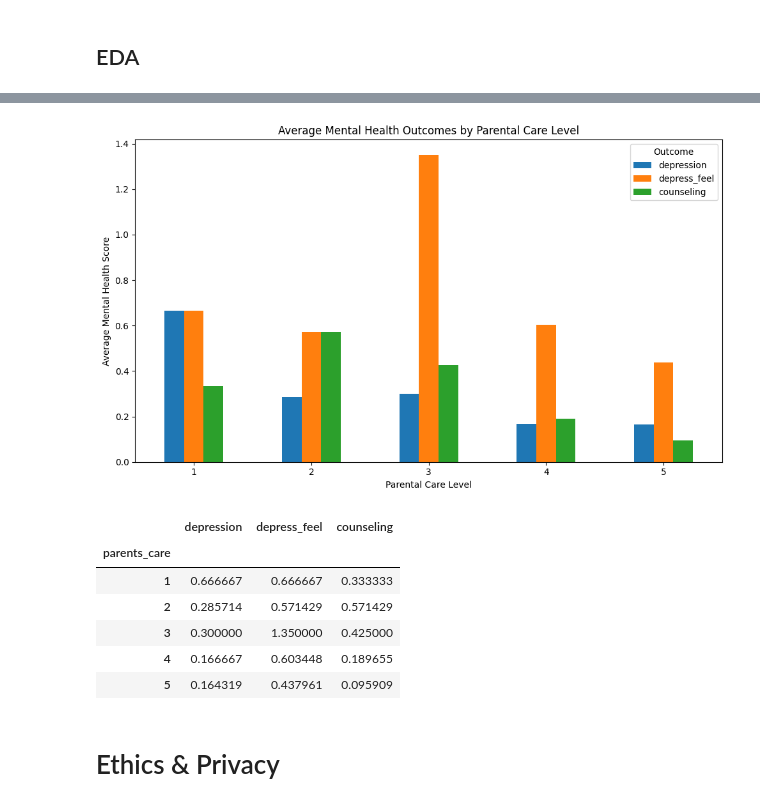
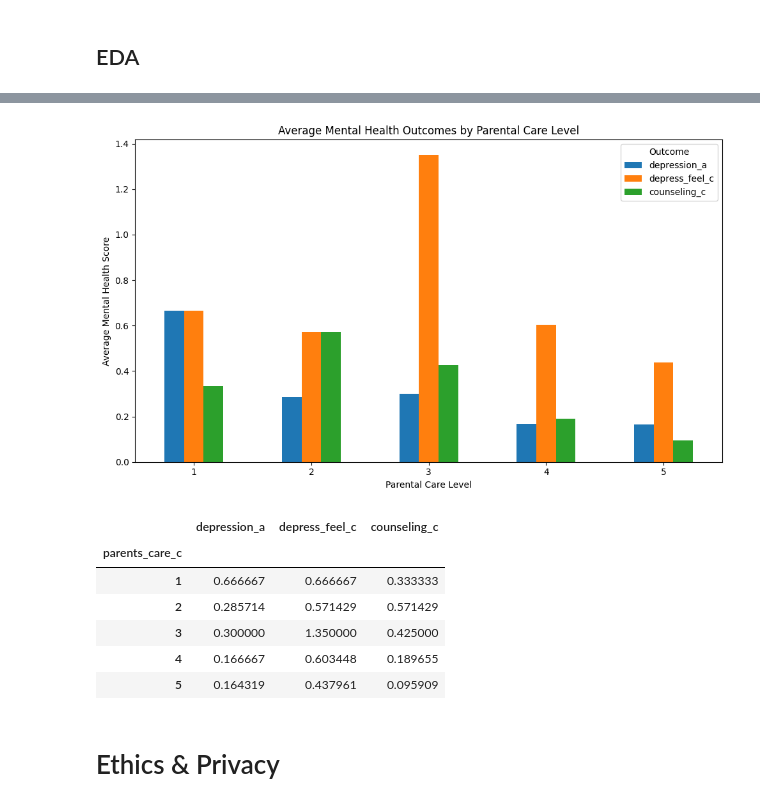
Before and after one commit to alyssaqle/COGS-108---Longitudinal-Mental-Health-Analysis, a Jupyter notebook: DataCheckpoint_Group055_SP25.ipynb, the cells around one changed output, grey strips where cells are left out. Cells and saved outputs as stored; diff of their text form; code cells hidden in the pictures.

Commit message:
renaming variables

```diff
--- a/DataCheckpoint_Group055_SP25.ipynb
+++ b/DataCheckpoint_Group055_SP25.ipynb
@@ -107,15 +107,15 @@ sub_df.head()
 | 4 | 5 | 0 | 1 | 2 | 2 | 5 | 4 | 0 | 0 | 1 | ... | ... |
 5 rows × 30 columns
 # %%
-# New variables to make the data more understandable
-new_col_names = {'H1PR3':'parents_care', 'H1DS7':'run_home', 'PC20':'breastfed_duration', 'H1DA2':'hobby_time',
-                 'H1DA7':'friend_time', 'H1PR1':'mother_care', 'H1PR5':'fam_understanding',
-                 'H1FV1':'witness_violence', 'H1FV6':'jumped', 'H4EC7':'assets_value', 'H4ID5H':'depression',
-                 'H1HS3':'counseling', 'H1ED11':'English', 'H1ED12':'Math', 'H1ED13':'History', 'H1ED14':'Science',
-                 'H1FS6':'depress_feel', 'H1PF5':'mother_satisfied', 'H1SU1':'consider_suicide_youth',
-                 'H4SE1':'consider_suicide_adult', 'H4SE2':'attempt_suicide_adult', 'H4ED9':'edu_exp',
-                 'H4LM28':'respon_interfer', 'H4CJ1':'arrest_i', 'H4ED8':'desired_edu', 'H4MA1':'feels_18th',
-                 'H4GH7':'feel_weight', 'H4WP38':'father_close', 'H4WP24':'mother_close', 'H1PF1':'mom_warmth',}
+# New variables to make the data more understandable (notated with _c if variable comes from childhood & _a if adult factor)
+new_col_names = {'H1PR3':'parents_care_c', 'H1DS7':'run_home_c', 'PC20':'breastfed_duration_c', 'H1DA2':'hobby_time_c',
+                 'H1DA7':'friend_time_c', 'H1PR1':'mother_care_c', 'H1PR5':'fam_understanding_c',
+                 'H1FV1':'witness_violence_c', 'H1FV6':'jumped_c', 'H4EC7':'assets_value_a', 'H4ID5H':'depression_a',
+                 'H1HS3':'counseling_c', 'H1ED11':'English_c', 'H1ED12':'Math_c', 'H1ED13':'History_c', 'H1ED14':'Science_c',
+                 'H1FS6':'depress_feel_c', 'H1PF5':'mother_satisfied_c', 'H1SU1':'consider_suicide_youth_c',
+                 'H4SE1':'consider_suicide_adult_a', 'H4SE2':'attempt_suicide_adult_a', 'H4ED9':'edu_exp_a',
+                 'H4LM28':'respon_interfer_a', 'H4CJ1':'arrest_i_a', 'H4ED8':'desired_edu_a', 'H4MA1':'feels_18th_a',
+                 'H4GH7':'feel_weight_a', 'H4WP38':'father_close_a', 'H4WP24':'mother_close_a', 'H1PF1':'mom_warmth_c',}
 sub_df = sub_df.rename(new_col_names, axis='columns')
 sub_df.head()
 # %% [output]
@@ -150,12 +150,12 @@ mother_close               int64
 dtype: object
 # %%
 # remove spaces before converting the object data type columns to integers to avoid errors
-sub_df = sub_df[~sub_df.consider_suicide_adult.isin([' '])]
-sub_df = sub_df[~sub_df.breastfed_duration.isin([' '])]
+sub_df = sub_df[~sub_df.consider_suicide_adult_a.isin([' '])]
+sub_df = sub_df[~sub_df.breastfed_duration_c.isin([' '])]
 
-sub_df['consider_suicide_adult'] = sub_df['consider_suicide_adult'].astype(int)
-sub_df['breastfed_duration'] = sub_df['breastfed_duration'].astype(int)
-sub_df['attempt_suicide_adult'] = sub_df['attempt_suicide_adult'].astype(int)
-sub_df['respon_interfer'] = sub_df['respon_interfer'].astype(int)
+sub_df['consider_suicide_adult_a'] = sub_df['consider_suicide_adult_a'].astype(int)
+sub_df['breastfed_duration_c'] = sub_df['breastfed_duration_c'].astype(int)
+sub_df['attempt_suicide_adult_a'] = sub_df['attempt_suicide_adult_a'].astype(int)
+sub_df['respon_interfer_a'] = sub_df['respon_interfer_a'].astype(int)
 # %%
 # Let's now remove all of the decline to answer/ unknown answers (number codes vary per variable)
@@ -287,19 +267,19 @@ Text(0.5, 1.02, 'Self-worth & Health')
 # %%
 #sub_df.head(10)
-parent_care_depression = sub_df.groupby('parents_care')[['depression', 'depress_feel', 'counseling']].mean()
+parent_care_depression = sub_df.groupby('parents_care_c')[['depression_a', 'depress_feel_c', 'counseling_c']].mean()
 parent_care_depression.plot(kind='bar', figsize=(10, 6))
 plt.title('Average Mental Health Outcomes by Parental Care Level')
 plt.ylabel('Average Mental Health Score')
 plt.xlabel('Parental Care Level')
 plt.xticks(rotation=0)
 plt.legend(title='Outcome')
 plt.tight_layout()
 plt.show()
 parent_care_depression
 # %% [output]
-[figure, old version]
+[figure, new version]
-|  | depression | depress_feel | counseling |
-| parents_care |  |  |  |
+|  | depression_a | depress_feel_c | counseling_c |
+| parents_care_c |  |  |  |
 | 1 | 0.666667 | 0.666667 | 0.333333 |
 | 2 | 0.285714 | 0.571429 | 0.571429 |
 | 3 | 0.300000 | 1.350000 | 0.425000 |
```
Also changed, not shown: parts of 6 cells of this notebook.
